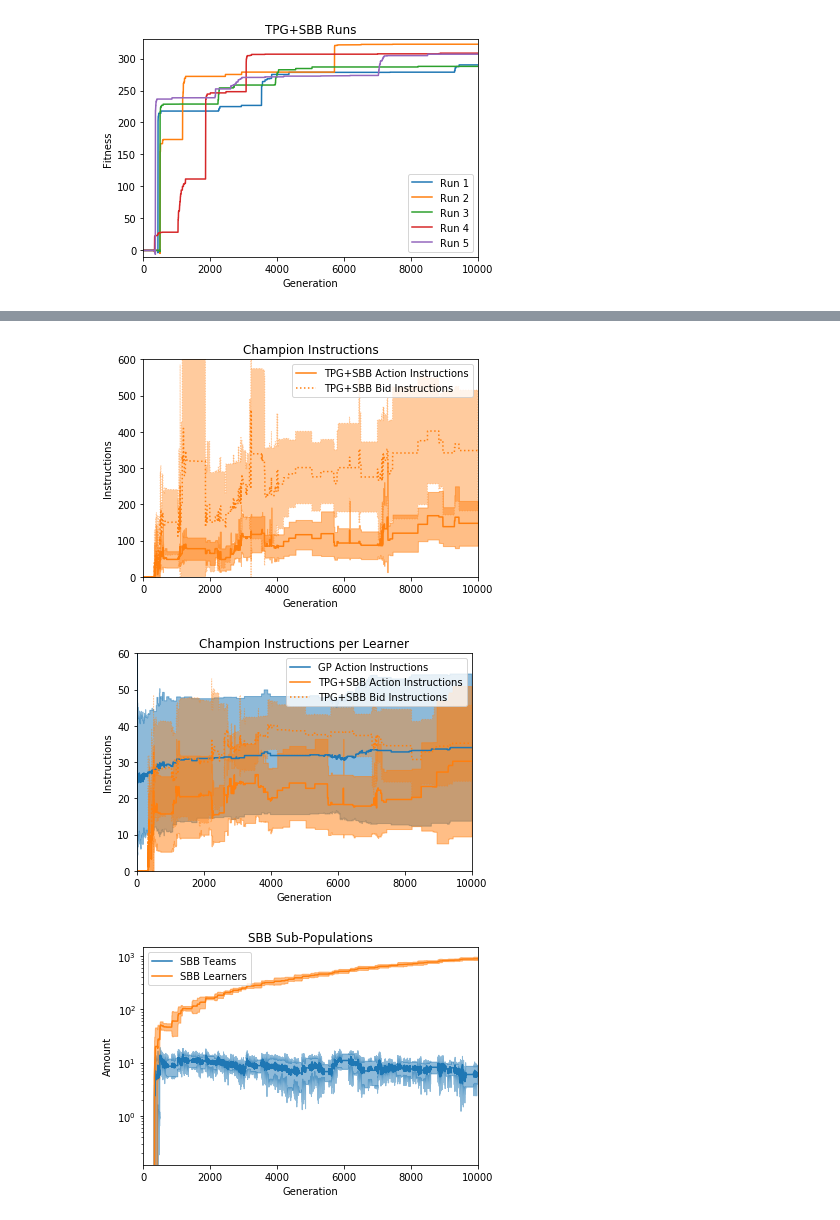
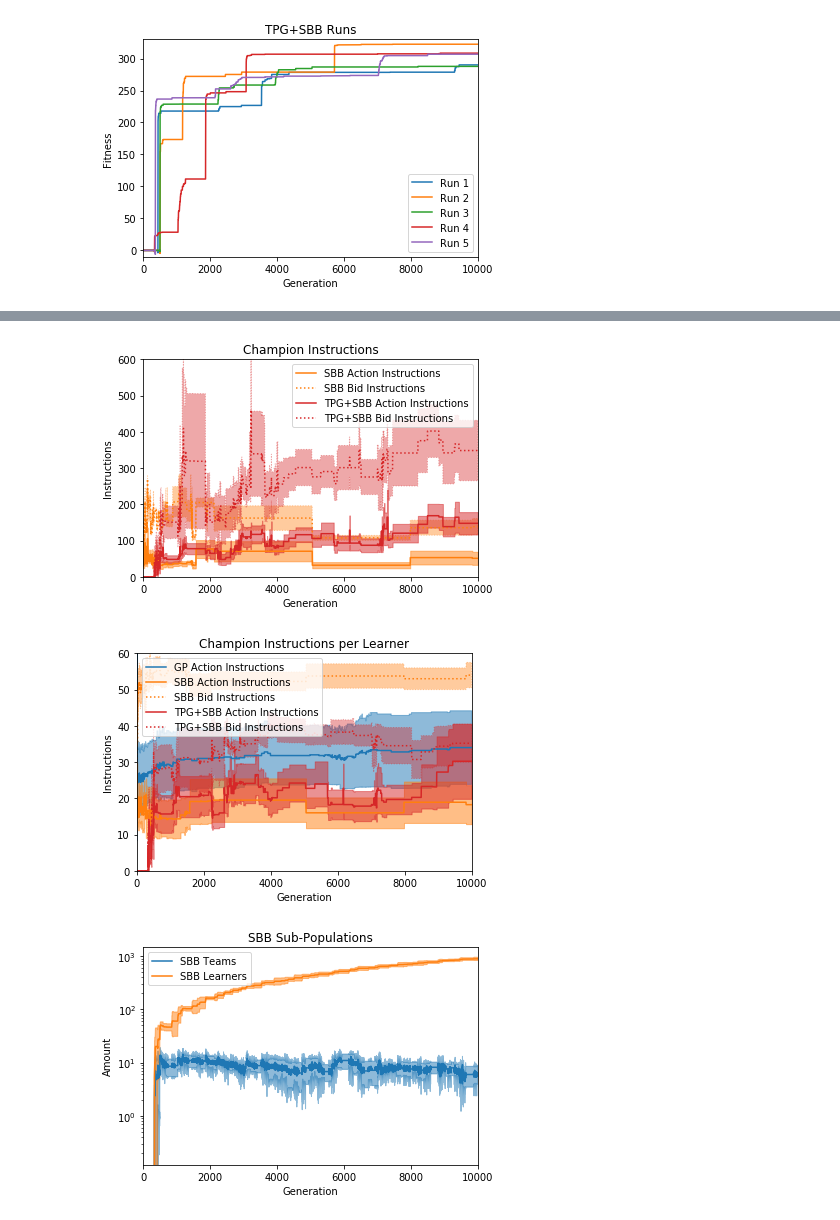
Before and after one commit to Ryan-Amaral/gp-bipedal-walker-analysis, a Jupyter notebook: basic_analysis.ipynb, the cells around one changed output, grey strips where cells are left out. Saved outputs shown, nothing was run; the diff lists cells and outputs as text; code cells hidden in the pictures.

```diff
--- a/basic_analysis.ipynb
+++ b/basic_analysis.ipynb
@@ -23,6 +23,13 @@ df_gp_4 = pd.read_csv("run-data/gp/4/log.csv")
 df_gp_5 = pd.read_csv("run-data/gp/5/log.csv")
 dfs_gp = [df_gp_1, df_gp_2, df_gp_3, df_gp_4, df_gp_5]
 
+df_sbb_1 = pd.read_csv("run-data/sbb/1/log.csv")
+df_sbb_2 = pd.read_csv("run-data/sbb/2/log.csv")
+#df_sbb_3 = pd.read_csv("run-data/sbb/3/log.csv")
+#df_sbb_4 = pd.read_csv("run-data/sbb/4/log.csv")
+#df_sbb_5 = pd.read_csv("run-data/sbb/5/log.csv")
+dfs_sbb = [df_sbb_1, df_sbb_2]#, df_sbb_3, df_sbb_4, df_sbb_5]
+
 df_tpgsbb_1 = pd.read_csv("run-data/tpgsbb/1/log.csv")
 df_tpgsbb_2 = pd.read_csv("run-data/tpgsbb/2/log.csv")
 df_tpgsbb_3 = pd.read_csv("run-data/tpgsbb/3/log.csv")
@@ -120,6 +163,9 @@ plt.show()
 # comparison of champion instruction sizes
 
 gp_act_means, gp_act_stds = get_mean_std(dfs_gp, "champ_act_instructions", 10000)
+
+sbb_act_means, sbb_act_stds = get_mean_std(dfs_sbb, "champ_act_instructions", 10000)
+sbb_bid_means, sbb_bid_stds = get_mean_std(dfs_sbb, "champ_instructions", 10000)
 
 tpgsbb_act_means, tpgsbb_act_stds = get_mean_std(dfs_tpgsbb, "champ_act_instructions", 10000)
 tpgsbb_bid_means, tpgsbb_bid_stds = get_mean_std(dfs_tpgsbb, "champ_instructions", 10000)
@@ -130,15 +176,27 @@ tpgsbb_bid_means, tpgsbb_bid_stds = get_mean_std(dfs_tpgsbb, "champ_instructions
 #                 gp_act_means-gp_act_stds, gp_act_means+gp_act_stds,
 #                alpha=0.5, color=colors[0])
 
-plt.plot(tpgsbb_act_means, color=colors[1], label="TPG+SBB Action Instructions")
+
+plt.plot(sbb_act_means, color=colors[1], label="SBB Action Instructions")
 plt.fill_between(range(10000),
-                 tpgsbb_act_means-tpgsbb_act_stds, tpgsbb_act_means+tpgsbb_act_stds,
+                 sbb_act_means-sbb_act_stds/2, sbb_act_means+sbb_act_stds/2,
                 alpha=0.5, color=colors[1])
 
-plt.plot(tpgsbb_bid_means, color=colors[1], linestyle="dotted", label="TPG+SBB Bid Instructions")
+plt.plot(sbb_bid_means, color=colors[1], linestyle="dotted", label="SBB Bid Instructions")
 plt.fill_between(range(10000),
-                 tpgsbb_bid_means-tpgsbb_bid_stds, tpgsbb_bid_means+tpgsbb_bid_stds,
+                 sbb_bid_means-sbb_bid_stds/2, sbb_bid_means+sbb_bid_stds/2,
                 alpha=0.4, color=colors[1], linestyle="dotted")
+
+
+plt.plot(tpgsbb_act_means, color=colors[3], label="TPG+SBB Action Instructions")
+plt.fill_between(range(10000),
+                 tpgsbb_act_means-tpgsbb_act_stds/2, tpgsbb_act_means+tpgsbb_act_stds/2,
+                alpha=0.5, color=colors[3])
+
+plt.plot(tpgsbb_bid_means, color=colors[3], linestyle="dotted", label="TPG+SBB Bid Instructions")
+plt.fill_between(range(10000),
+                 tpgsbb_bid_means-tpgsbb_bid_stds/2, tpgsbb_bid_means+tpgsbb_bid_stds/2,
+                alpha=0.4, color=colors[3], linestyle="dotted")
 
 plt.title("Champion Instructions")
 plt.xlabel("Generation")
@@ -150,12 +208,29 @@ plt.legend()
 plt.savefig("images/evo-instructions.pdf")
 plt.show()
 # %% [output]
-[figure, old version]
+[figure, new version]
 # %%
 # comparison of champion instruction sizes normalized to learners
 
 # GP stats
 gp_act_means, gp_act_stds = get_mean_std(dfs_gp, "champ_act_instructions", 10000)
+
+
+# SBB stats
+
+tmp_act_dfs = []
+tmp_bid_dfs = []
+for df in dfs_sbb:
+    tmp_act_dfs.append(pd.DataFrame(
+        df["champ_act_instructions"]/df["champ_real_acts"],
+        columns=["act"]).fillna(0))
+    tmp_bid_dfs.append(pd.DataFrame(
+        df["champ_instructions"]/df["champ_learners"],
+        columns=["bid"]).fillna(0))
+
+sbb_act_means, sbb_act_stds = get_mean_std(tmp_act_dfs, "act", 10000)
+sbb_bid_means, sbb_bid_stds = get_mean_std(tmp_bid_dfs, "bid", 10000)
+
 
 # TPG+SBB stats
 
@@ -166,39 +241,51 @@ for df in dfs_tpgsbb:
         df["champ_act_instructions"]/df["champ_real_acts"],
         columns=["act"]).fillna(0))
     tmp_bid_dfs.append(pd.DataFrame(
         df["champ_instructions"]/df["champ_learners"],
         columns=["bid"]).fillna(0))
 
 tpgsbb_act_means, tpgsbb_act_stds = get_mean_std(tmp_act_dfs, "act", 10000)
 tpgsbb_bid_means, tpgsbb_bid_stds = get_mean_std(tmp_bid_dfs, "bid", 10000)
 
 
 plt.plot(gp_act_means, color=colors[0], label="GP Action Instructions")
 plt.fill_between(range(10000),
-                 gp_act_means-gp_act_stds, gp_act_means+gp_act_stds,
+                 gp_act_means-gp_act_stds/2, gp_act_means+gp_act_stds/2,
                 alpha=0.5, color=colors[0])
 
-plt.plot(tpgsbb_act_means, color=colors[1], label="TPG+SBB Action Instructions")
+
+plt.plot(sbb_act_means, color=colors[1], label="SBB Action Instructions")
 plt.fill_between(range(10000),
-                 tpgsbb_act_means-tpgsbb_act_stds, tpgsbb_act_means+tpgsbb_act_stds,
+                 sbb_act_means-sbb_act_stds/2, sbb_act_means+sbb_act_stds/2,
                 alpha=0.5, color=colors[1])
 
-plt.plot(tpgsbb_bid_means, color=colors[1], linestyle="dotted", label="TPG+SBB Bid Instructions")
+plt.plot(sbb_bid_means, color=colors[1], linestyle="dotted", label="SBB Bid Instructions")
 plt.fill_between(range(10000),
-                 tpgsbb_bid_means-tpgsbb_bid_stds, tpgsbb_bid_means+tpgsbb_bid_stds,
+                 sbb_bid_means-sbb_bid_stds/2, sbb_bid_means+sbb_bid_stds/2,
                 alpha=0.4, color=colors[1], linestyle="dotted")
+
+
+plt.plot(tpgsbb_act_means, color=colors[3], label="TPG+SBB Action Instructions")
+plt.fill_between(range(10000),
+                 tpgsbb_act_means-tpgsbb_act_stds/2, tpgsbb_act_means+tpgsbb_act_stds/2,
+                alpha=0.5, color=colors[3])
+
+plt.plot(tpgsbb_bid_means, color=colors[3], linestyle="dotted", label="TPG+SBB Bid Instructions")
+plt.fill_between(range(10000),
+                 tpgsbb_bid_means-tpgsbb_bid_stds/2, tpgsbb_bid_means+tpgsbb_bid_stds/2,
+                alpha=0.4, color=colors[3], linestyle="dotted")
 
 plt.title("Champion Instructions per Learner")
 plt.xlabel("Generation")
 plt.xlim(0,10000)
 plt.ylabel("Instructions")
 plt.ylim(-0, 60)
 plt.legend()
 
 plt.savefig("images/evo-instructions-per-learner.pdf")
 plt.show()
 # %% [output]
-[figure, old version]
+[figure, new version]
 # %%
 # visualize sbb pop size over time in tpgsbb
 
```
Also changed, not shown: parts of 3 cells of this notebook, 16 other files.
